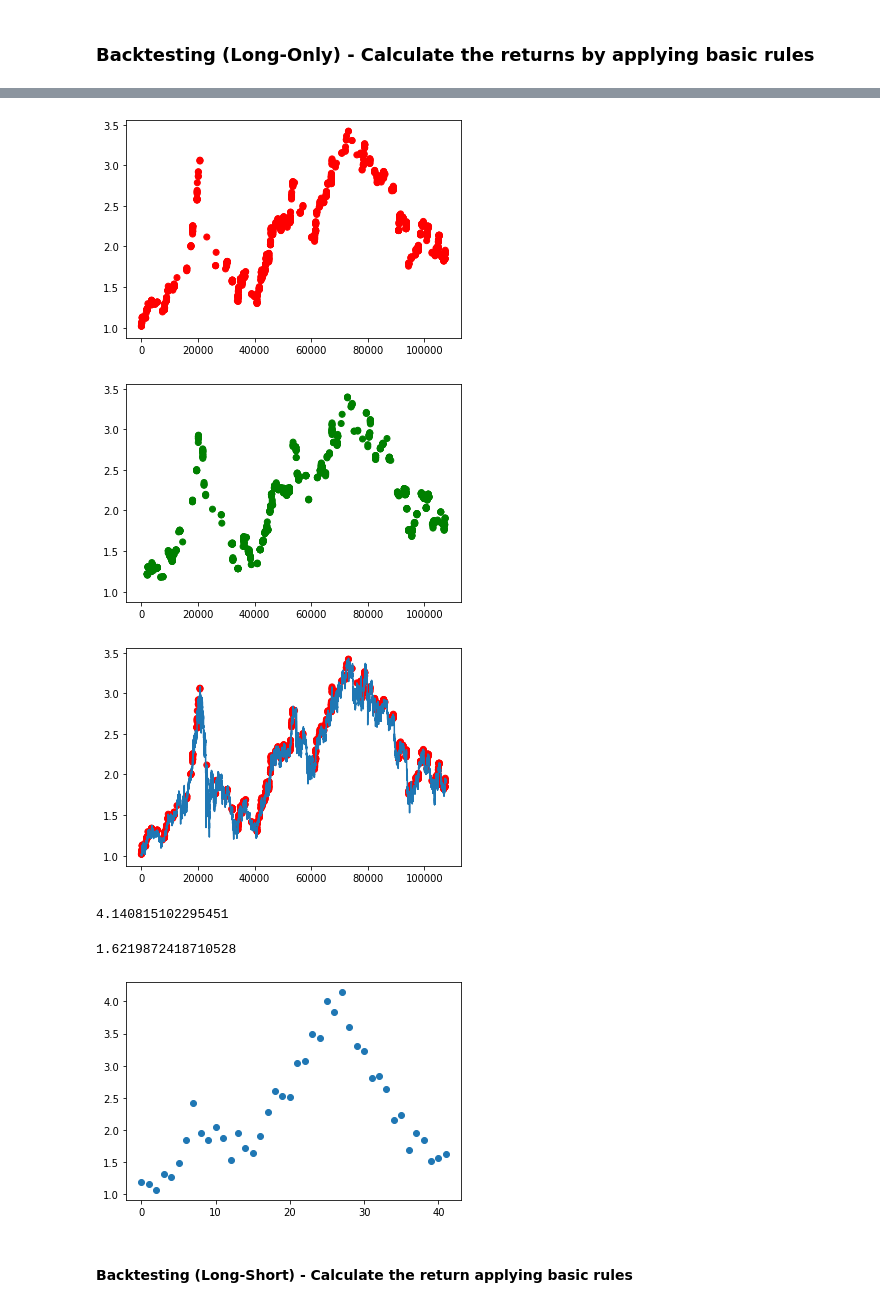
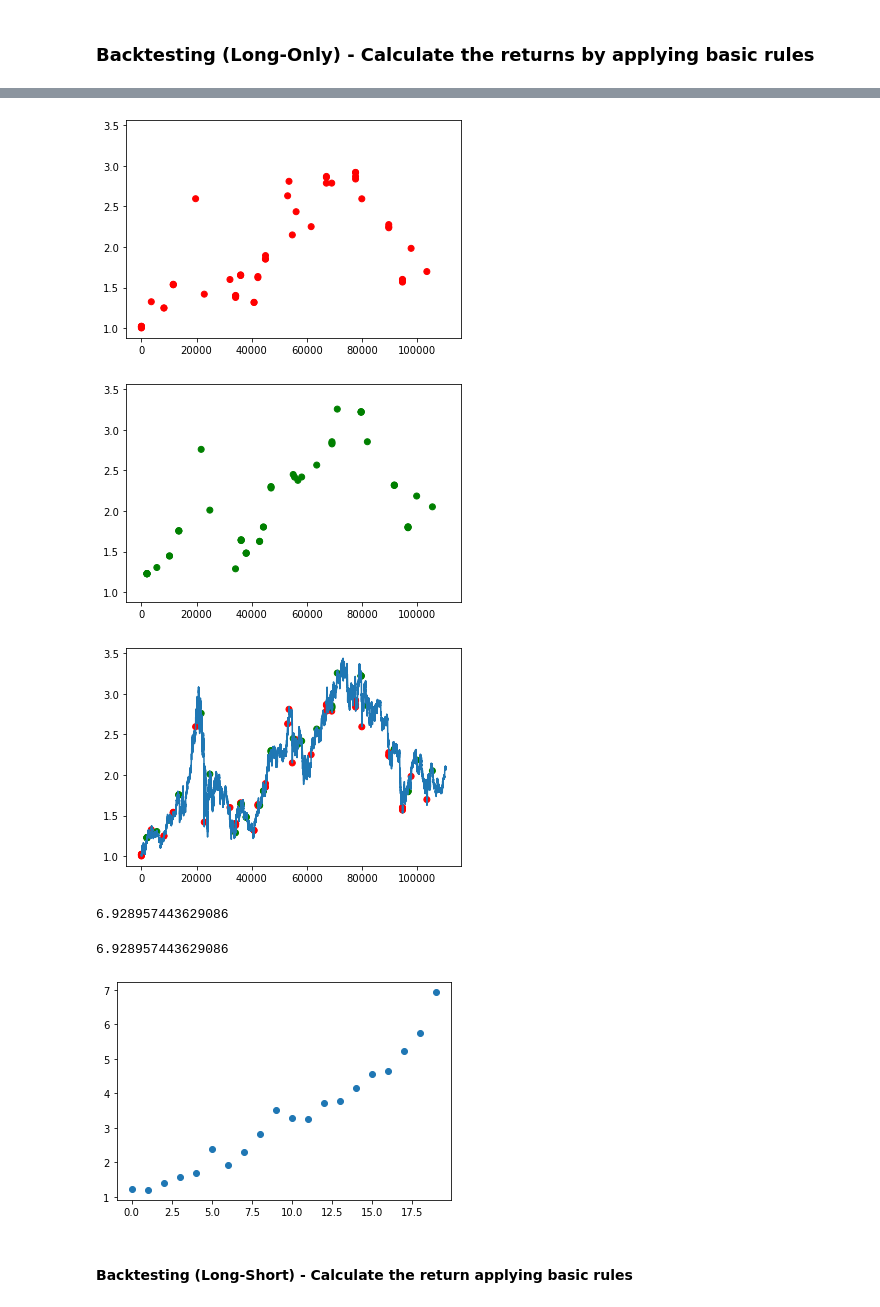
Before and after one commit to TazTornadoo/crypto_billionairs, a Jupyter notebook: Python/exploration_notebook.ipynb, the cells around one changed output, grey strips where cells are left out. Saved outputs shown, nothing was run; the diff lists cells and outputs as text; code cells hidden in the pictures.

```diff
--- a/Python/exploration_notebook.ipynb
+++ b/Python/exploration_notebook.ipynb
@@ -8,4 +8,4 @@ from stockstats import StockDataFrame
 # %%
 connection = create_connection("../database/crypto_billionairs.db")
 # %%
-df = pd.read_sql_query('select * from ETHTUSD_5m_complete_history', connection)
+df = pd.read_sql_query('select * from ETHUSDT_5m_complete_history', connection)
@@ -524,14 +228,28 @@ df_momentum168.groupby("rsi_group").mean()
 # %%
 #lets build an example of 1 week momentum and see when our indicators appear
 df["buy_indicator"] = 0
-df.loc[df["technical_indicators"] == "7/7", 'buy_indicator'] = 1
-df.loc[df["technical_indicators"] == "8/7", 'buy_indicator'] = 1
-df.loc[df["technical_indicators"] == "9/7", 'buy_indicator'] = 1
+df.loc[df["technical_indicators"] == "1/1", 'buy_indicator'] = 1
+df.loc[df["technical_indicators"] == "2/1", 'buy_indicator'] = 1
+df.loc[df["technical_indicators"] == "3/1", 'buy_indicator'] = 1
+df.loc[df["technical_indicators"] == "4/1", 'buy_indicator'] = 1
+df.loc[df["technical_indicators"] == "5/7", 'buy_indicator'] = 1
+df.loc[df["technical_indicators"] == "6/1", 'buy_indicator'] = 1
+df.loc[df["technical_indicators"] == "7/8", 'buy_indicator'] = 1
+df.loc[df["technical_indicators"] == "7/9", 'buy_indicator'] = 1
+df.loc[df["technical_indicators"] == "8/1", 'buy_indicator'] = 1
+df.loc[df["technical_indicators"] == "9/8", 'buy_indicator'] = 1
 # %%
 df["sell_indicator"] = 0
-df.loc[df["technical_indicators"].shift(2016) == "7/7", 'sell_indicator'] = 1
-df.loc[df["technical_indicators"].shift(2016) == "8/7", 'sell_indicator'] = 1
-df.loc[df["technical_indicators"].shift(2016) == "9/7", 'sell_indicator'] = 1
+df.loc[df["technical_indicators"].shift(2016) == "1/1", 'sell_indicator'] = 1
+df.loc[df["technical_indicators"].shift(2016) == "2/1", 'sell_indicator'] = 1
+df.loc[df["technical_indicators"].shift(2016) == "3/1", 'sell_indicator'] = 1
+df.loc[df["technical_indicators"].shift(2016) == "4/1", 'sell_indicator'] = 1
+df.loc[df["technical_indicators"].shift(2016) == "5/7", 'sell_indicator'] = 1
+df.loc[df["technical_indicators"].shift(2016) == "6/1", 'sell_indicator'] = 1
+df.loc[df["technical_indicators"].shift(2016) == "7/8", 'sell_indicator'] = 1
+df.loc[df["technical_indicators"].shift(2016) == "7/9", 'sell_indicator'] = 1
+df.loc[df["technical_indicators"].shift(2016) == "8/1", 'sell_indicator'] = 1
+df.loc[df["technical_indicators"].shift(2016) == "9/8", 'sell_indicator'] = 1
 # %%
 buy_colors = []
 for value in df["buy_indicator"]:
@@ -549,15 +267,16 @@ for value in df["sell_indicator"]:
 # %%
 plt.scatter(list(range(len(df))), np.cumprod(df["return"]), c=buy_colors)
 plt.show()
 plt.scatter(list(range(len(df))), np.cumprod(df["return"]), c=sell_colors)
 plt.show()
 plt.scatter(list(range(len(df))), np.cumprod(df["return"]), c=buy_colors)
+plt.scatter(list(range(len(df))), np.cumprod(df["return"]), c=sell_colors)
 plt.plot(np.cumprod(df["return"]))
 plt.show()
 # %% [output]
-[figure, old version]
+[figure, new version]
-[figure, old version]
+[figure, new version]
-[figure, old version]
+[figure, new version]
 # %%
 def calculate_cumulated_return(df, start_sum):
 
@@ -591,13 +310,13 @@ result, hist = calculate_cumulated_return(df, 1000000)
 # %%
 print(max(hist))
 # %% [output]
-4.140815102295451
+6.928957443629086
 # %%
 print(result)
 # %% [output]
-1.6219872418710528
+6.928957443629086
 # %%
 plt.scatter(list(range(len(hist))), hist)
 plt.show()
 # %% [output]
-[figure, old version]
+[figure, new version]
```
Also changed, not shown: parts of 47 cells of this notebook, 2 other files.
